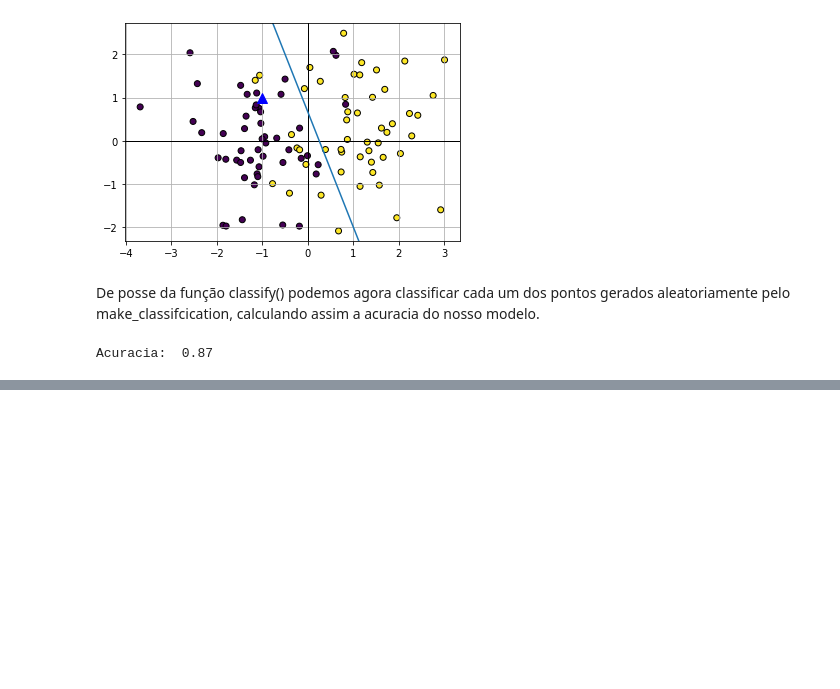
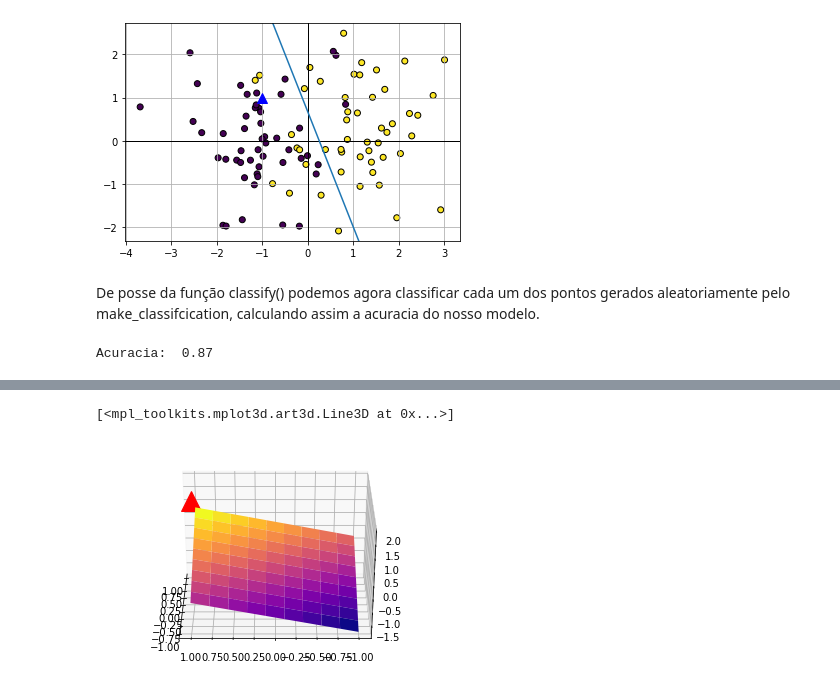
Before and after one commit to JeandsGomes/Estudando_Deep_Learning_PyTorch, a Jupyter notebook: 01.ipynb, the cells around one changed output, grey strips where cells are left out. Drawn from its saved outputs; the diff is of its cells as text; code cells hidden in the pictures; blank space fills up the shorter version.

```diff
--- a/01.ipynb
+++ b/01.ipynb
@@ -529,0 +652,11 @@ Acuracia:  0.87
+# %%
+# É criamos um ponto
+X = torch.Tensor([0,1,2])
+# Foward saida da camada
+y = perceptron(X)
+
+plot_3d(perceptron)
+plt.plot([X[0]],[X[1]],[X[2]], color='r',marker='^',markersize=20)
+# %% [output]
+[<mpl_toolkits.mplot3d.art3d.Line3D at 0x...>]
+[figure, added]
```
Also changed, not shown: parts of 12 cells of this notebook.
